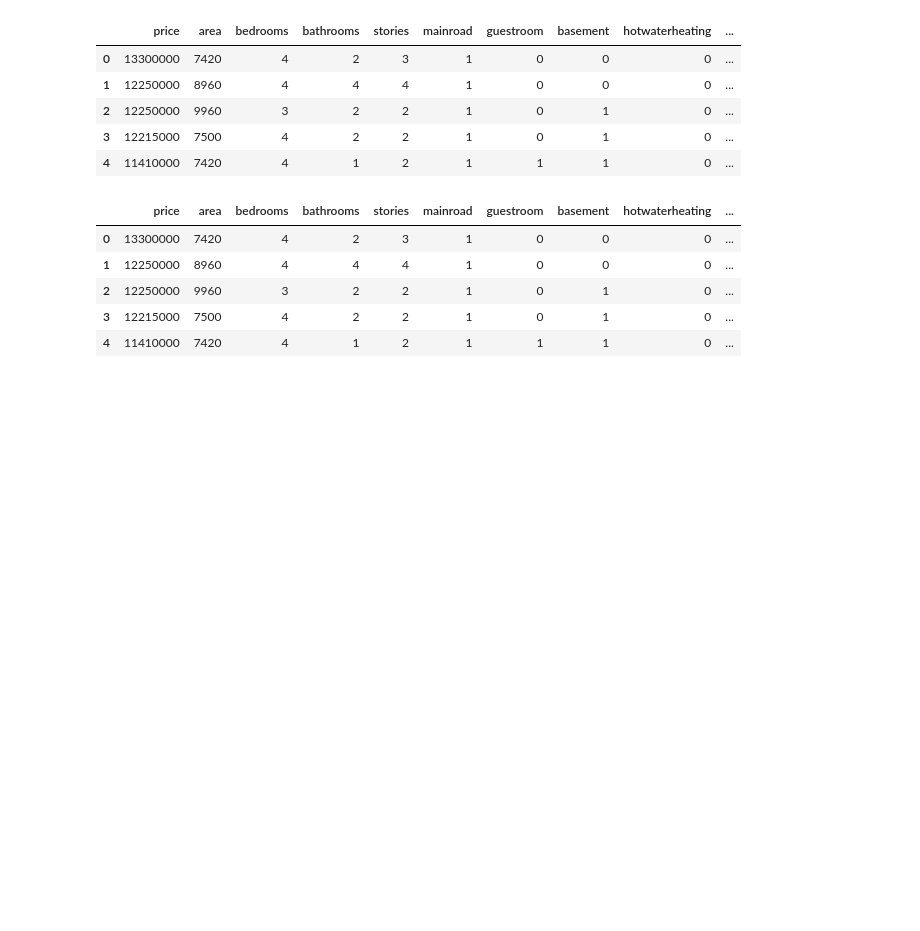
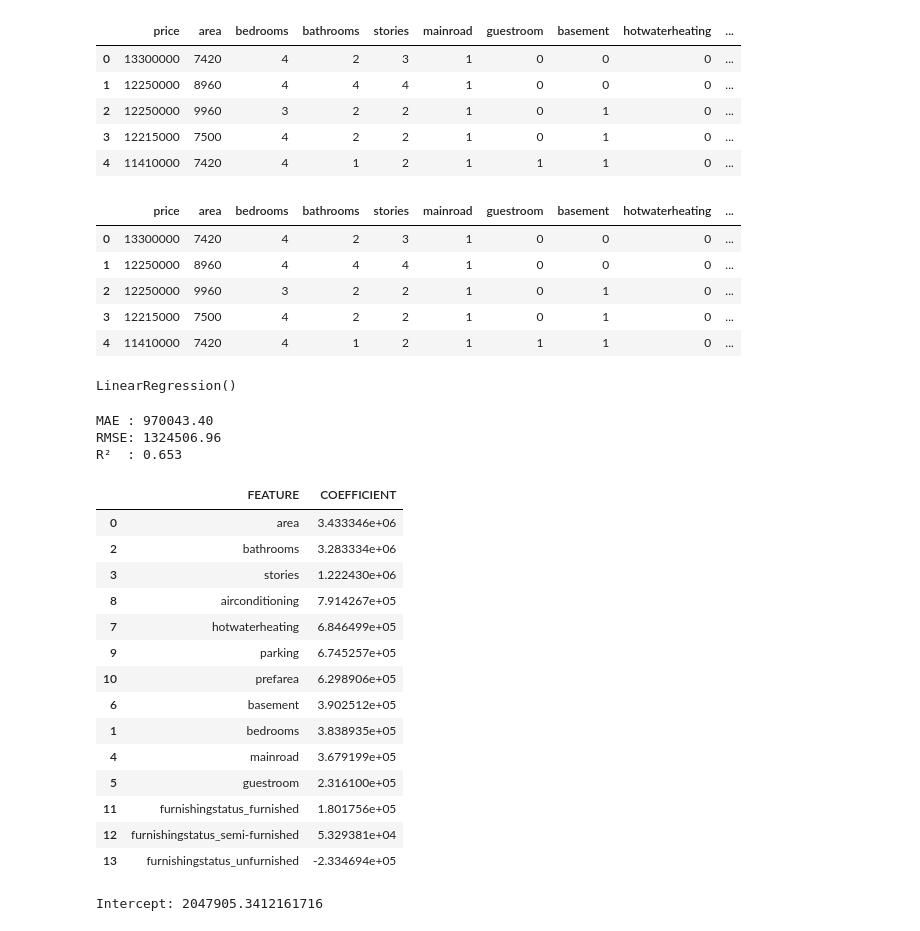
Before and after one commit to Mahyar-mhn/e-commerce-Workshop, a Jupyter notebook: main.ipynb, the cells around one changed output. Drawn from its saved outputs; the diff is of its cells as text; code cells hidden in the pictures; blank space fills up the shorter version.

Commit message:
apply linear regression and corelation matrix

```diff
--- a/main.ipynb
+++ b/main.ipynb
@@ -220,3 +220,37 @@ scaler = MinMaxScaler()
 # Fit on training data, transform both
 X_train_scaled = scaler.fit_transform(X_train)
 X_test_scaled  = scaler.transform(X_test)
+# %%
+import plotly.express as px
+
+X_train_scaled = pd.DataFrame(
+    X_train_scaled,
+    columns=X_train.columns,
+    index=X_train.index
+)
+corr = X_train_scaled.corr().round(2)
+
+fig = px.imshow(
+    corr,
+    text_auto=True,          # 👈 numbers inside squares
+    aspect="auto",
+    color_continuous_scale="RdBu_r",
+    title="Correlation Heatmap (After Min-Max Scaling)"
+)
+
+fig.update_layout(
+    width=900,
+    height=700
+)
+
+fig.show()
+# %%
+from sklearn.linear_model import LinearRegression
+
+# Initialize model
+lr = LinearRegression()
+
+# Train
+lr.fit(X_train_scaled, y_train)
+# %% [output]
+LinearRegression()
@@ -222,0 +260,43 @@ X_test_scaled  = scaler.transform(X_test)
+# %%
+from sklearn.metrics import mean_absolute_error, mean_squared_error, r2_score
+import numpy as np
+
+mae  = mean_absolute_error(y_test, y_test_pred)
+mse  = mean_squared_error(y_test, y_test_pred)
+rmse = np.sqrt(mse)
+r2   = r2_score(y_test, y_test_pred)
+
+print(f"MAE : {mae:.2f}")
+print(f"RMSE: {rmse:.2f}")
+print(f"R²  : {r2:.3f}")
+# %% [output]
+MAE : 970043.40
+RMSE: 1324506.96
+R²  : 0.653
+# %%
+coef_df = pd.DataFrame({
+    'FEATURE': X_train.columns,
+    'COEFFICIENT': lr.coef_
+}).sort_values(by='COEFFICIENT', ascending=False)
+
+coef_df
+# %% [output]
+|  | FEATURE | COEFFICIENT |
+| 0 | area | 3.433346e+06 |
+| 2 | bathrooms | 3.283334e+06 |
+| 3 | stories | 1.222430e+06 |
+| 8 | airconditioning | 7.914267e+05 |
+| 7 | hotwaterheating | 6.846499e+05 |
+| 9 | parking | 6.745257e+05 |
+| 10 | prefarea | 6.298906e+05 |
+| 6 | basement | 3.902512e+05 |
+| 1 | bedrooms | 3.838935e+05 |
+| 4 | mainroad | 3.679199e+05 |
+| 5 | guestroom | 2.316100e+05 |
+| 11 | furnishingstatus_furnished | 1.801756e+05 |
+| 12 | furnishingstatus_semi-furnished | 5.329381e+04 |
+| 13 | furnishingstatus_unfurnished | -2.334694e+05 |
+# %%
+print("Intercept:", lr.intercept_)
+# %% [output]
+Intercept: 2047905.3412161716
```
Also changed, not shown: parts of 1 cell of this notebook.
